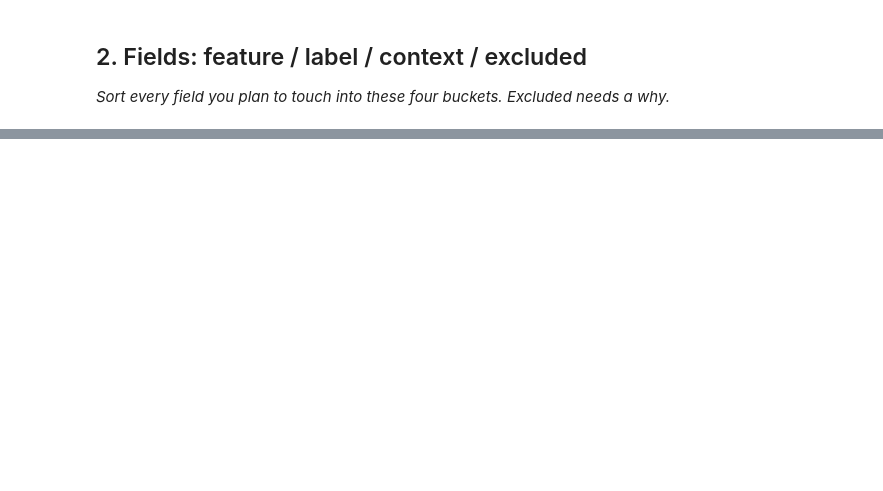
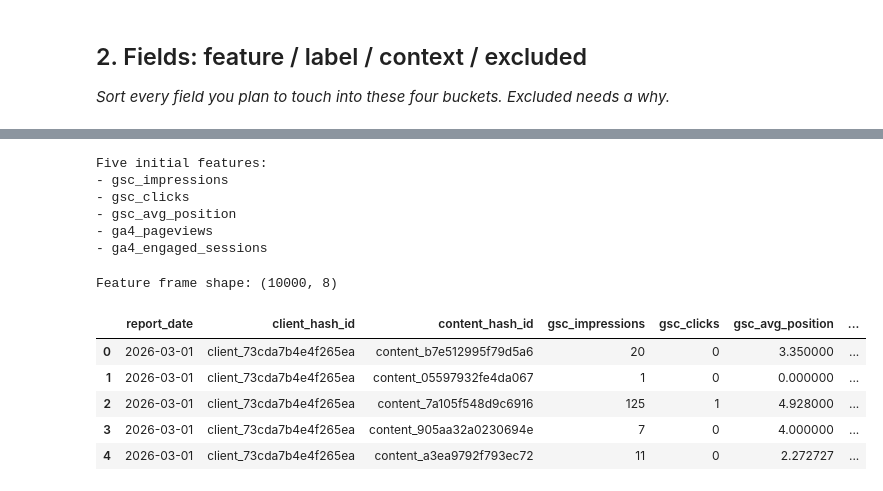
Before and after one commit to nandhanamj/flyrank_ml, a Jupyter notebook: work/notebooks/w03_data_contract.ipynb, the cells around one changed output, grey strips where cells are left out. Drawn from its saved outputs; the diff is of its cells as text; code cells hidden in the pictures; blank space fills up the shorter version.

```diff
--- a/work/notebooks/w03_data_contract.ipynb
+++ b/work/notebooks/w03_data_contract.ipynb
@@ -36,0 +129,55 @@ This skeleton is yours to fill. Work the sections **in order** — each one has
+# %%
+# Define the five initial features for the content-refresh lane.
+# These are measured performance signals available before the decision point.
+
+FEATURES = [
+    "gsc_impressions",
+    "gsc_clicks",
+    "gsc_avg_position",
+    "ga4_pageviews",
+    "ga4_engaged_sessions",
+]
+
+print("Five initial features:")
+for feature in FEATURES:
+    print("-", feature)
+# %% [output]
+Five initial features:
+- gsc_impressions
+- gsc_clicks
+- gsc_avg_position
+- ga4_pageviews
+- ga4_engaged_sessions
+# %%
+# Build a small feature frame from March 2026.
+# We keep the data at the warehouse grain:
+# one content item for one client on one report date.
+#
+# Only the five selected features are brought back to pandas.
+
+feature_frame = con.sql(f"""
+    SELECT
+        report_date,
+        client_hash_id,
+        content_hash_id,
+        gsc_impressions,
+        gsc_clicks,
+        gsc_avg_position,
+        ga4_pageviews,
+        ga4_engaged_sessions
+    FROM {PERF_MARCH}
+    WHERE report_date >= DATE '2026-03-01'
+      AND report_date < DATE '2026-04-01'
+    LIMIT 10000
+""").df()
+
+print("Feature frame shape:", feature_frame.shape)
+feature_frame.head()
+# %% [output]
+Feature frame shape: (10000, 8)
+|  | report_date | client_hash_id | content_hash_id | gsc_impressions | gsc_clicks | gsc_avg_position | ... |
+| 0 | 2026-03-01 | client_73cda7b4e4f265ea | content_b7e512995f79d5a6 | 20 | 0 | 3.350000 | ... |
+| 1 | 2026-03-01 | client_73cda7b4e4f265ea | content_05597932fe4da067 | 1 | 0 | 0.000000 | ... |
+| 2 | 2026-03-01 | client_73cda7b4e4f265ea | content_7a105f548d9c6916 | 125 | 1 | 4.928000 | ... |
+| 3 | 2026-03-01 | client_73cda7b4e4f265ea | content_905aa32a0230694e | 7 | 0 | 4.000000 | ... |
+| 4 | 2026-03-01 | client_73cda7b4e4f265ea | content_a3ea9792f793ec72 | 11 | 0 | 2.272727 | ... |
```
Also changed, not shown: parts of 26 cells of this notebook.
